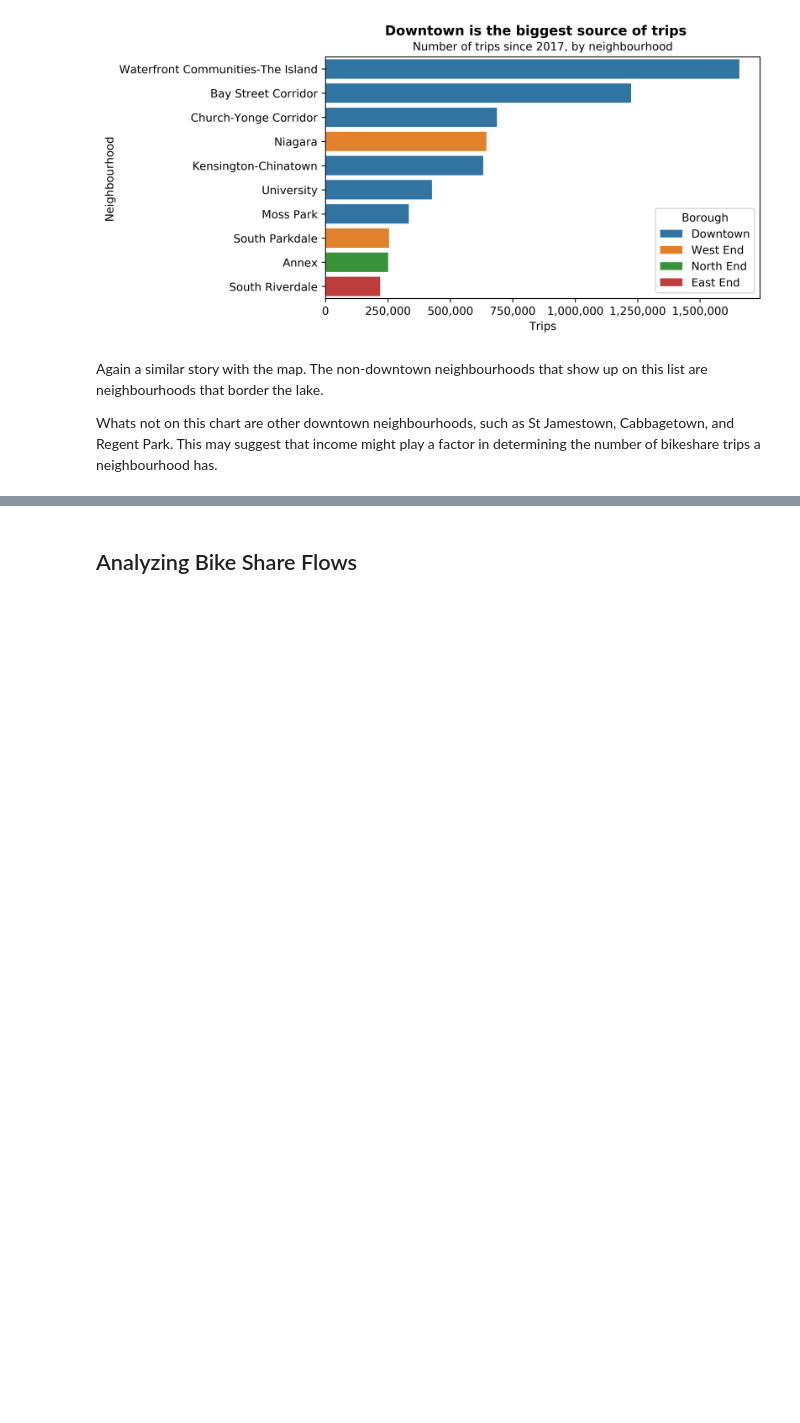
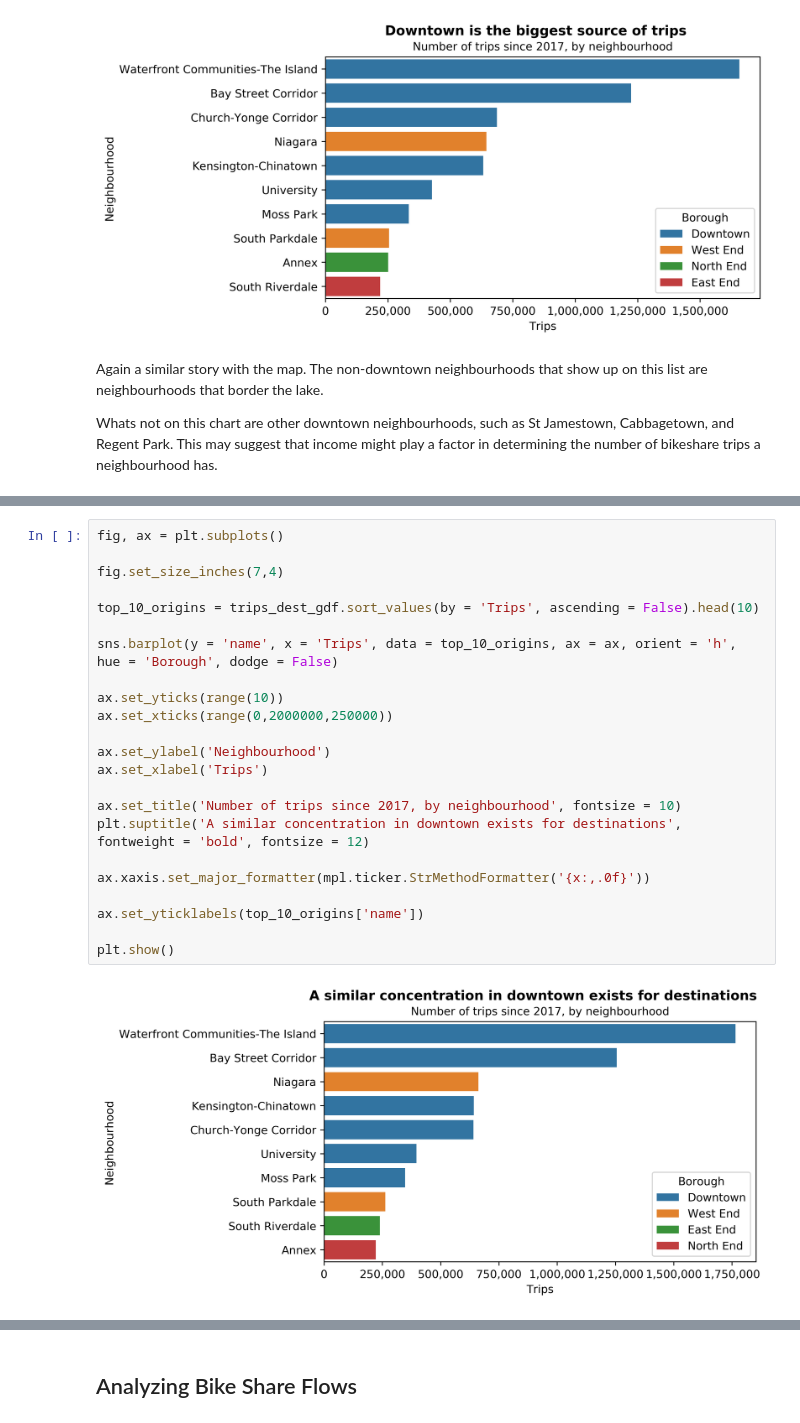
Before and after one commit to rickl4/bikeshare_project, a Jupyter notebook: stage2/neighbourhoods_analysis.ipynb, the cells around one changed output, grey strips where cells are left out. Saved outputs shown, nothing was run; the diff lists cells and outputs as text; blank space fills up the shorter version.

```diff
--- a/stage2/neighbourhoods_analysis.ipynb
+++ b/stage2/neighbourhoods_analysis.ipynb
@@ -232,0 +277,25 @@ Whats not on this chart are other downtown neighbourhoods, such as St Jamestown,
+# %%
+fig, ax = plt.subplots()
+
+fig.set_size_inches(7,4)
+
+top_10_origins = trips_dest_gdf.sort_values(by = 'Trips', ascending = False).head(10)
+
+sns.barplot(y = 'name', x = 'Trips', data = top_10_origins, ax = ax, orient = 'h', hue = 'Borough', dodge = False)
+
+ax.set_yticks(range(10))
+ax.set_xticks(range(0,2000000,250000))
+
+ax.set_ylabel('Neighbourhood')
+ax.set_xlabel('Trips')
+
+ax.set_title('Number of trips since 2017, by neighbourhood', fontsize = 10)
+plt.suptitle('A similar concentration in downtown exists for destinations', fontweight = 'bold', fontsize = 12)
+
+ax.xaxis.set_major_formatter(mpl.ticker.StrMethodFormatter('{x:,.0f}'))
+
+ax.set_yticklabels(top_10_origins['name'])
+
+plt.show()
+# %% [output]
+[figure, added]
```
Also changed, not shown: parts of 20 cells of this notebook.
